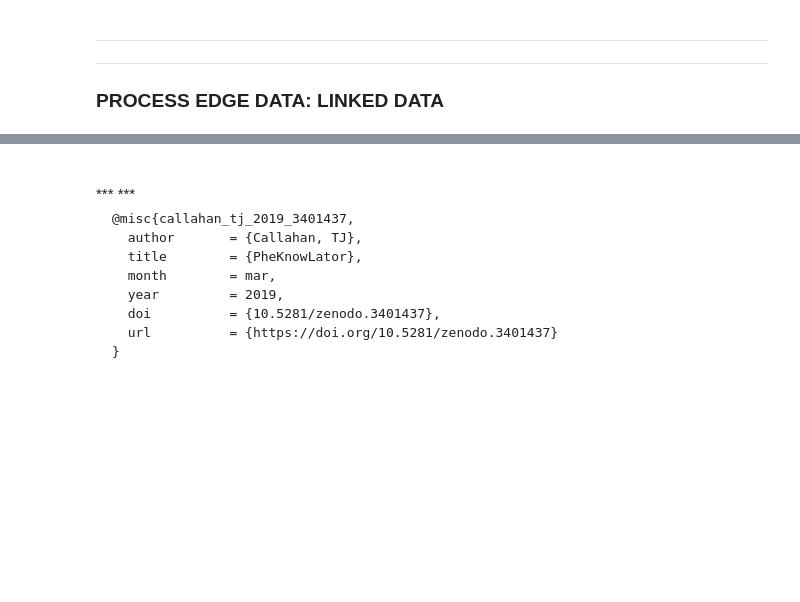
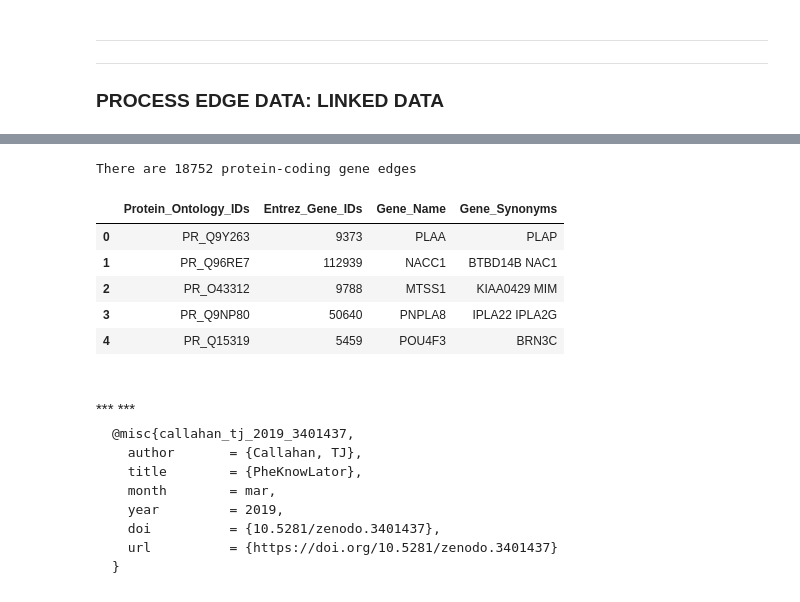
Before and after one commit to callahantiff/PheKnowLator, a Jupyter notebook: scripts/python/Data_Preparation.ipynb, the cells around one changed output, grey strips where cells are left out. Saved outputs shown, nothing was run; the diff lists cells and outputs as text; code cells hidden in the pictures; blank space fills up the shorter version.

```diff
--- a/scripts/python/Data_Preparation.ipynb
+++ b/scripts/python/Data_Preparation.ipynb
@@ -1180,3 +1110,22 @@ data.head(n=10)
+# %%
+# preview data
+hpe_data = pandas.read_csv(processed_data_location + 'UNIPROT_HUMAN_PROTEOME.txt',
+                       header = None,
+                       names=['Protein_Ontology_IDs', 'Entrez_Gene_IDs', 'Gene_Name', 'Gene_Synonyms'],
+                       delimiter = '\t')
+
+print('There are {edge_count} protein-coding gene edges'.format(edge_count=len(hpe_data)))
+# %% [output]
+There are 18752 protein-coding gene edges
+# %%
+hpe_data.head(n=5)
+# %% [output]
+|  | Protein_Ontology_IDs | Entrez_Gene_IDs | Gene_Name | Gene_Synonyms |
+| 0 | PR_Q9Y263 | 9373 | PLAA | PLAP |
+| 1 | PR_Q96RE7 | 112939 | NACC1 | BTBD14B NAC1 |
+| 2 | PR_O43312 | 9788 | MTSS1 | KIAA0429 MIM |
+| 3 | PR_Q9NP80 | 50640 | PNPLA8 | IPLA22 IPLA2G |
+| 4 | PR_Q15319 | 5459 | POU4F3 | BRN3C |
 # %% [markdown]
 <br>
 ***
```
Also changed, not shown: parts of 225 cells of this notebook, 1 other file.
